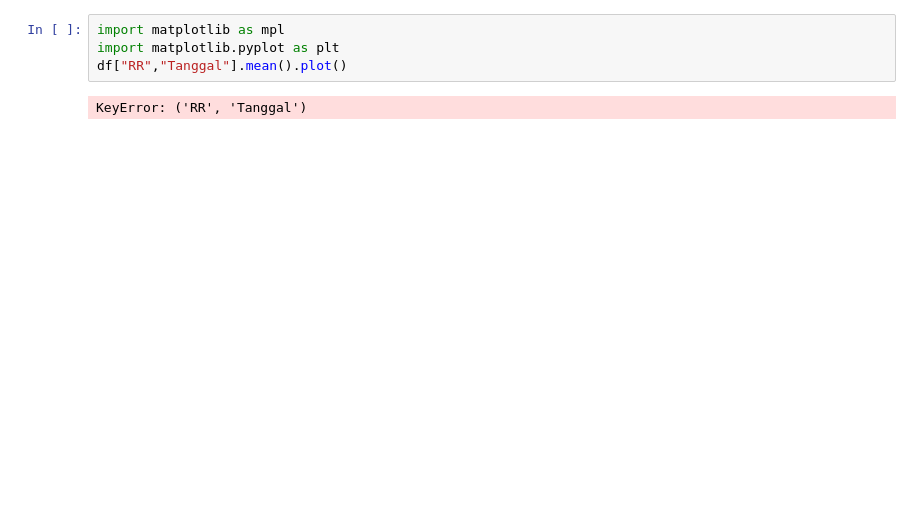
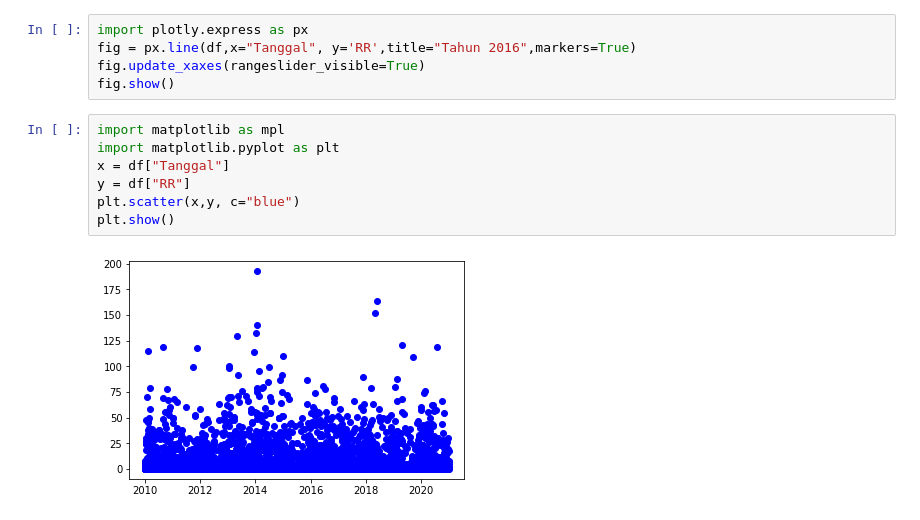
Before and after one commit to bro-rukman/Isolation-Forest, a Jupyter notebook: index.ipynb, the cells around one changed output. Saved outputs shown, nothing was run; the diff lists cells and outputs as text; blank space fills up the shorter version.

```diff
--- a/index.ipynb
+++ b/index.ipynb
@@ -25,6 +33,14 @@ df
+# %%
+import plotly.express as px
+fig = px.line(df,x="Tanggal", y='RR',title="Tahun 2016",markers=True)
+fig.update_xaxes(rangeslider_visible=True)
+fig.show()
 # %%
 import matplotlib as mpl
 import matplotlib.pyplot as plt
-df["RR","Tanggal"].mean().plot()
+x = df["Tanggal"]
+y = df["RR"]
+plt.scatter(x,y, c="blue")
+plt.show()
 # %% [output]
-KeyError: ('RR', 'Tanggal')
+[figure, added]
```
Also changed, not shown: parts of 3 cells of this notebook, 4 other files.
